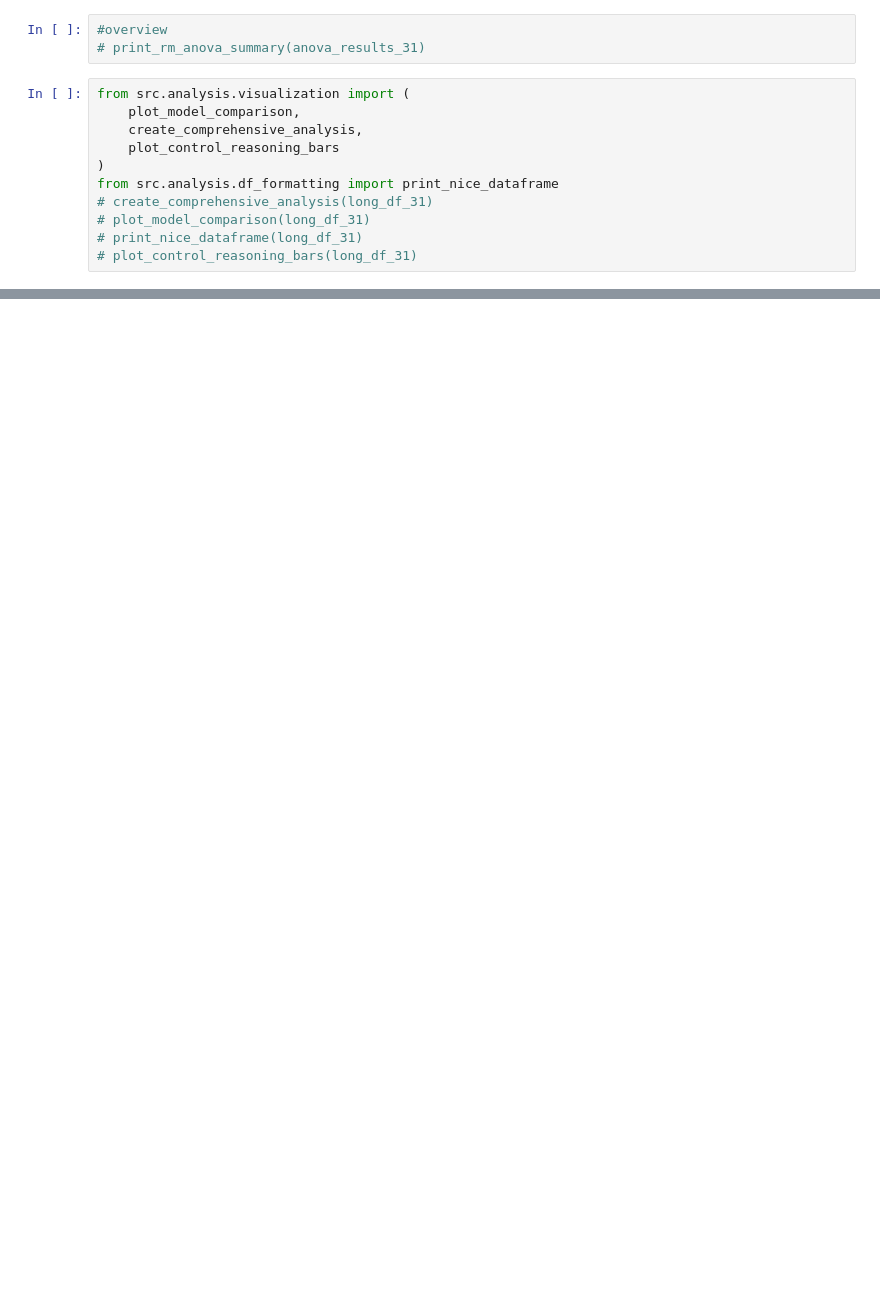
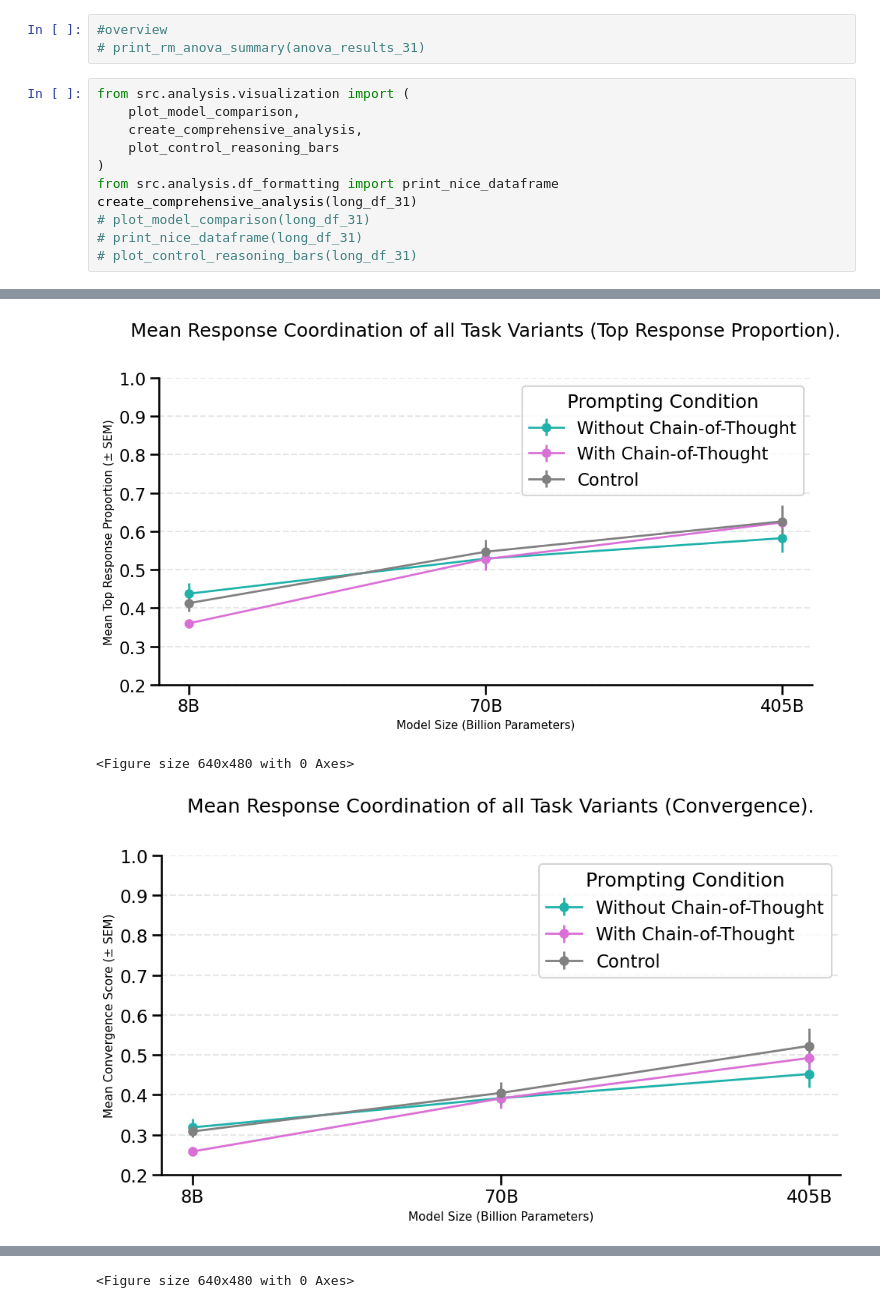
Before and after one commit to tbaylabs/coordination, a Jupyter notebook: notebooks/Experiment_2_analysis.ipynb, the cells around one changed output, grey strips where cells are left out. Cells and saved outputs as stored; diff of their text form; blank space fills up the shorter version.

Commit message:
add control to some visualisations

```diff
--- a/notebooks/Experiment_2_analysis.ipynb
+++ b/notebooks/Experiment_2_analysis.ipynb
@@ -51,7 +99,8 @@ from src.analysis.visualization import (
     plot_control_reasoning_bars
 )
 from src.analysis.df_formatting import print_nice_dataframe
-# create_comprehensive_analysis(long_df_31)
+create_comprehensive_analysis(long_df_31)
 # plot_model_comparison(long_df_31)
 # print_nice_dataframe(long_df_31)
 # plot_control_reasoning_bars(long_df_31)
+# %% [output]
@@ -57,0 +124,3 @@ from src.analysis.df_formatting import print_nice_dataframe
+[figure, added]
+<Figure size 640x480 with 0 Axes>
+[figure, added]
@@ -57,0 +128 @@ from src.analysis.df_formatting import print_nice_dataframe
+<Figure size 640x480 with 0 Axes>
```
Also changed, not shown: parts of 3 cells of this notebook, 2 other files.
